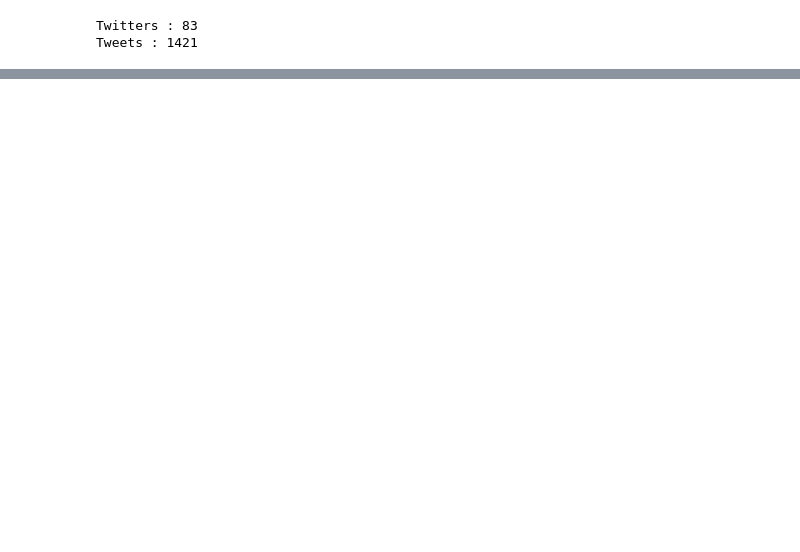
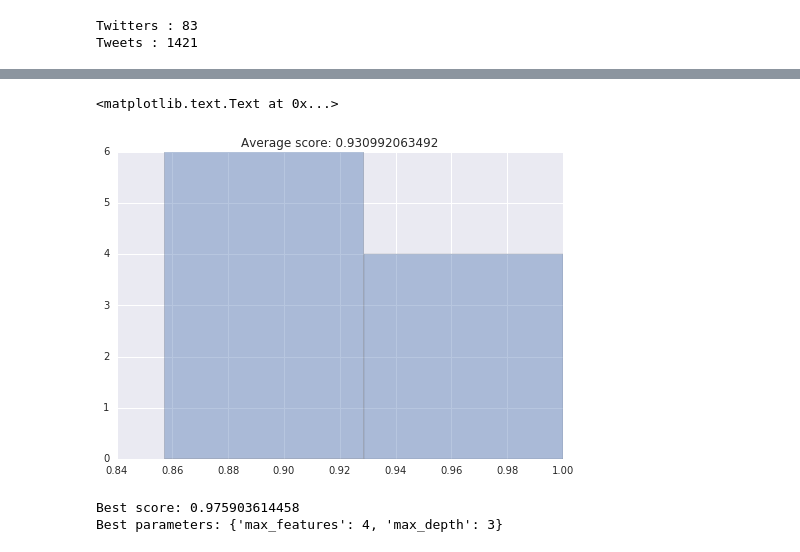
Before and after one commit to AdamXiaoEn/ntust-Social-media-HW1, a Jupyter notebook: 社群媒體分析實務.ipynb, the cells around one changed output, grey strips where cells are left out. Cells and saved outputs as stored; diff of their text form; code cells hidden in the pictures; blank space fills up the shorter version.

```diff
--- a/社群媒體分析實務.ipynb
+++ b/社群媒體分析實務.ipynb
@@ -154,0 +253,29 @@ ZScaler's Samir Patil explains how the Fiesta exploit kit exploits Java vulnerab
+# %%
+decision_tree_classifier = DecisionTreeClassifier(max_depth=1)
+
+cv_scores = cross_val_score(decision_tree_classifier, all_inputs, all_classes, cv=10)
+sb.distplot(cv_scores, kde=False)
+plt.title('Average score: {}'.format(np.mean(cv_scores)))
+# %% [output]
+<matplotlib.text.Text at 0x...>
+[figure, added]
+# %%
+from sklearn.grid_search import GridSearchCV
+
+decision_tree_classifier = DecisionTreeClassifier()
+
+parameter_grid = {'max_depth': [1, 2, 3, 4, 5],
+                  'max_features': [1, 2, 3, 4]}
+
+cross_validation = StratifiedKFold(all_classes, n_folds=10)
+
+grid_search = GridSearchCV(decision_tree_classifier,
+                           param_grid=parameter_grid,
+                           cv=cross_validation)
+
+grid_search.fit(all_inputs, all_classes)
+print('Best score: {}'.format(grid_search.best_score_))
+print('Best parameters: {}'.format(grid_search.best_params_))
+# %% [output]
+Best score: 0.975903614458
+Best parameters: {'max_features': 4, 'max_depth': 3}
```
Also changed, not shown: parts of 11 cells of this notebook, 1 other file.
